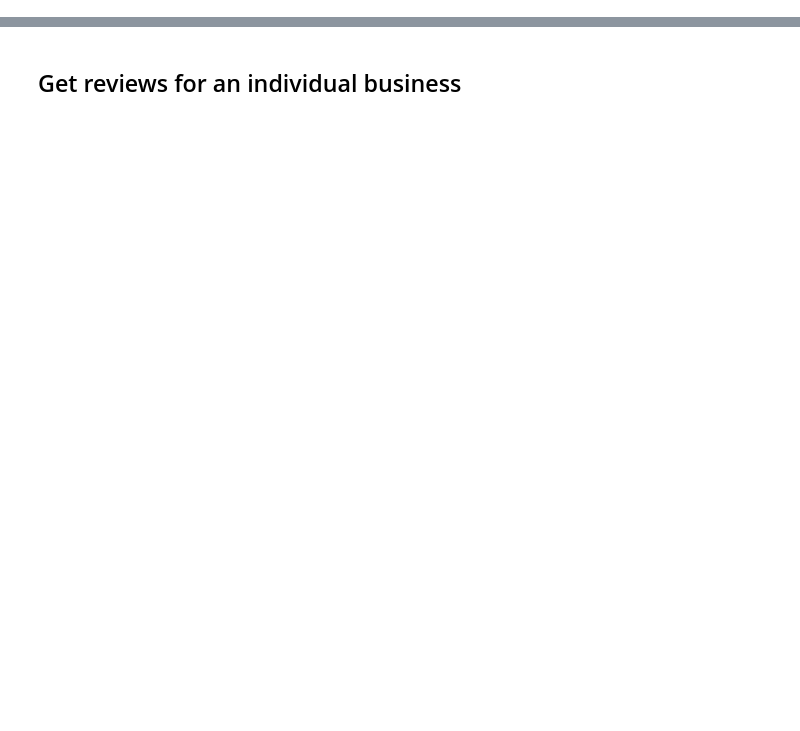
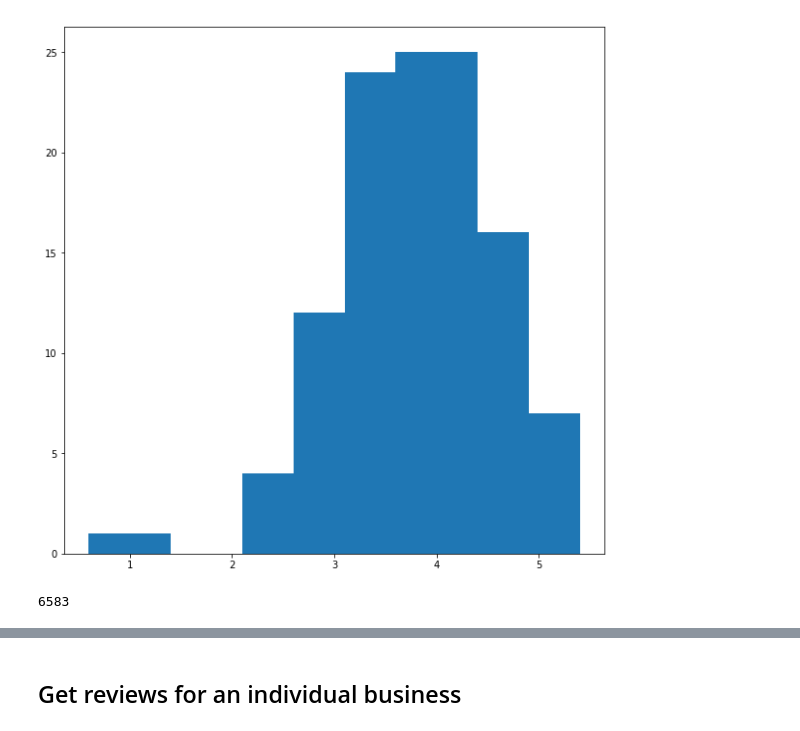
Before and after one commit to DTrimarchi10/nlp_yelp_review_data, a Jupyter notebook: Data_Gathering.ipynb, the cells around one changed output, grey strips where cells are left out. Cells and saved outputs as stored; diff of their text form; code cells hidden in the pictures; blank space fills up the shorter version.

```diff
--- a/Data_Gathering.ipynb
+++ b/Data_Gathering.ipynb
@@ -88,0 +121,6 @@ search_results[1].find('img')['src']
+# %%
+plt.figure(figsize=(10, 10))
+plt.bar(business_info_df.star_rating.value_counts().index, business_info_df.star_rating.value_counts().values)
+plt.show()
+# %% [output]
+[figure, added]
@@ -88,0 +145,4 @@ search_results[1].find('img')['src']
+# %%
+business_info_df.num_reviews.astype(int).sum()
+# %% [output]
+6583
```
Also changed, not shown: parts of 30 cells of this notebook, 2 other files.
